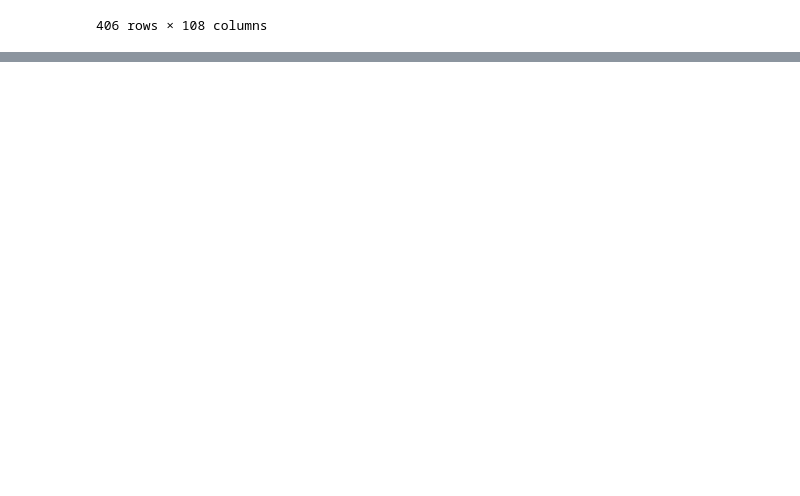
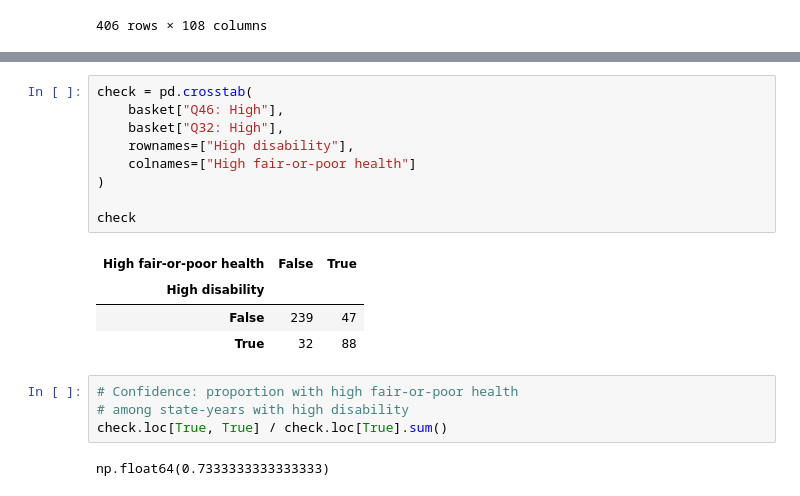
Before and after one commit to aadrianbocardo/project2, a Jupyter notebook: scripts/Thirumurugan_Bocardo_part2_alzheimer.ipynb, the cells around one changed output, grey strips where cells are left out. Saved outputs shown, nothing was run; the diff lists cells and outputs as text; blank space fills up the shorter version.

```diff
--- a/scripts/Thirumurugan_Bocardo_part2_alzheimer.ipynb
+++ b/scripts/Thirumurugan_Bocardo_part2_alzheimer.ipynb
@@ -494,0 +699,20 @@ display(rebuilt_basket)
+# %%
+check = pd.crosstab(
+    basket["Q46: High"],
+    basket["Q32: High"],
+    rownames=["High disability"],
+    colnames=["High fair-or-poor health"]
+)
+
+check
+# %% [output]
+| High fair-or-poor health | False | True |
+| High disability |  |  |
+| False | 239 | 47 |
+| True | 32 | 88 |
+# %%
+# Confidence: proportion with high fair-or-poor health
+# among state-years with high disability
+check.loc[True, True] / check.loc[True].sum()
+# %% [output]
+np.float64(0.7333333333333333)
```
Also changed, not shown: parts of 17 cells of this notebook, 6 other files.
